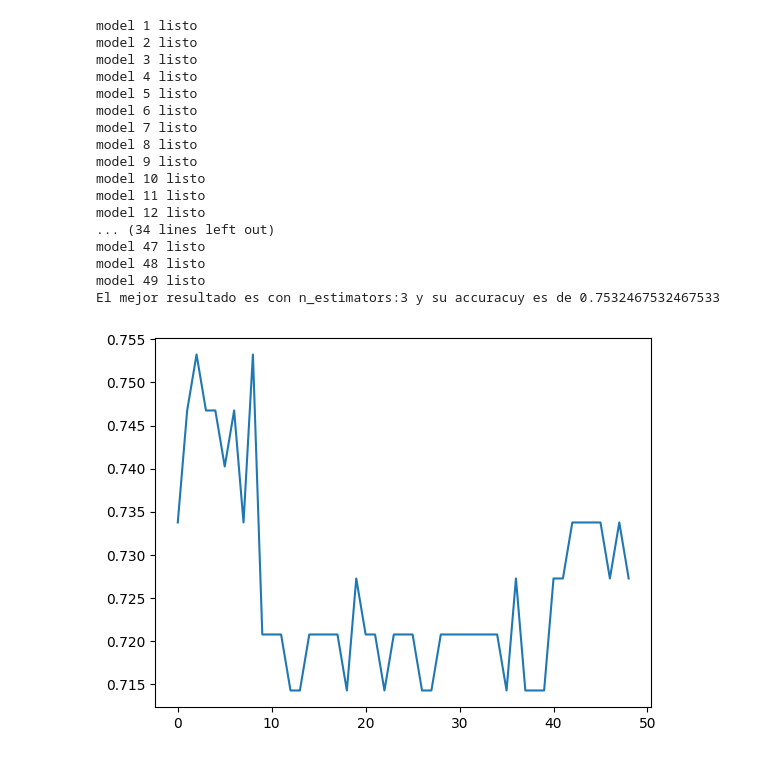
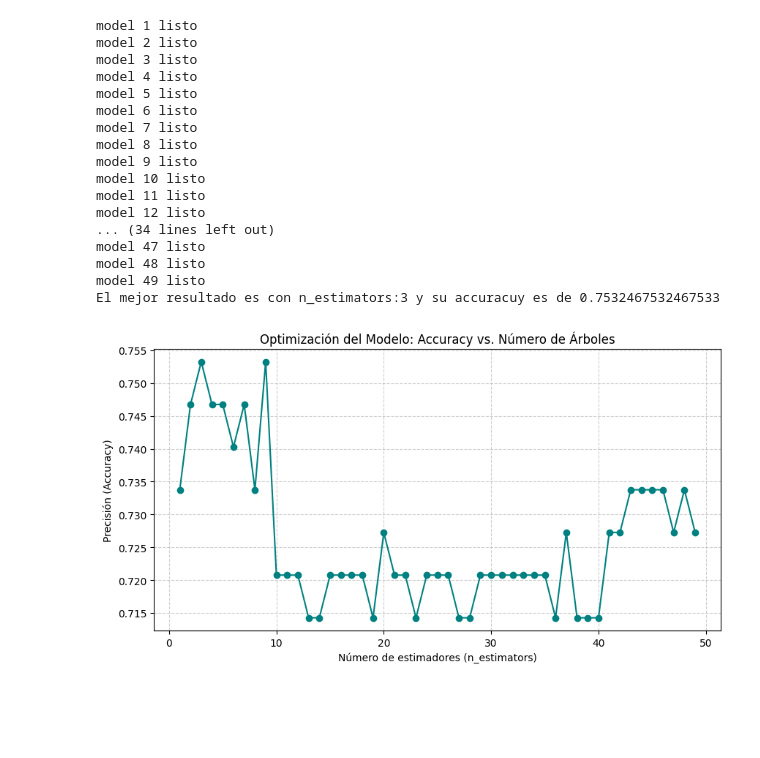
Before and after one commit to mgabrielafiguera-pixel/PROYECTOBOOSTINGALGORITHMSmgf, a Jupyter notebook: src/explore.ipynb, the cells around one changed output. Saved outputs shown, nothing was run; the diff lists cells and outputs as text; code cells hidden in the pictures; blank space fills up the shorter version.

Commit message:
Proyecto Boosting completado: XGBoost optimizado y modelo guardado

```diff
--- a/src/explore.ipynb
+++ b/src/explore.ipynb
@@ -105,13 +124,20 @@ model 47 listo
 model 48 listo
 model 49 listo
 El mejor resultado es con n_estimators:3 y su accuracuy es de 0.7532467532467533
-# %%
-import matplotlib.pyplot as plt
-
-plt.plot(resultados_m)
-plt.show()
-# %% [output]
-[figure, removed]
+# %%
+import matplotlib.pyplot as plt
+
+plt.figure(figsize=(10, 5))
+plt.plot(range(1, 50), resultados_m, marker='o', color='teal')
+
+plt.title('Optimización del Modelo: Accuracy vs. Número de Árboles')
+plt.xlabel('Número de estimadores (n_estimators)')
+plt.ylabel('Precisión (Accuracy)')
+plt.grid(True, linestyle='--', alpha=0.6)
+
+plt.show()
+# %% [output]
+[figure, added]
 # %%
 from sklearn.tree import DecisionTreeClassifier
 from sklearn.ensemble import RandomForestClassifier
```
Also changed, not shown: parts of 8 cells of this notebook, 1 other file.
